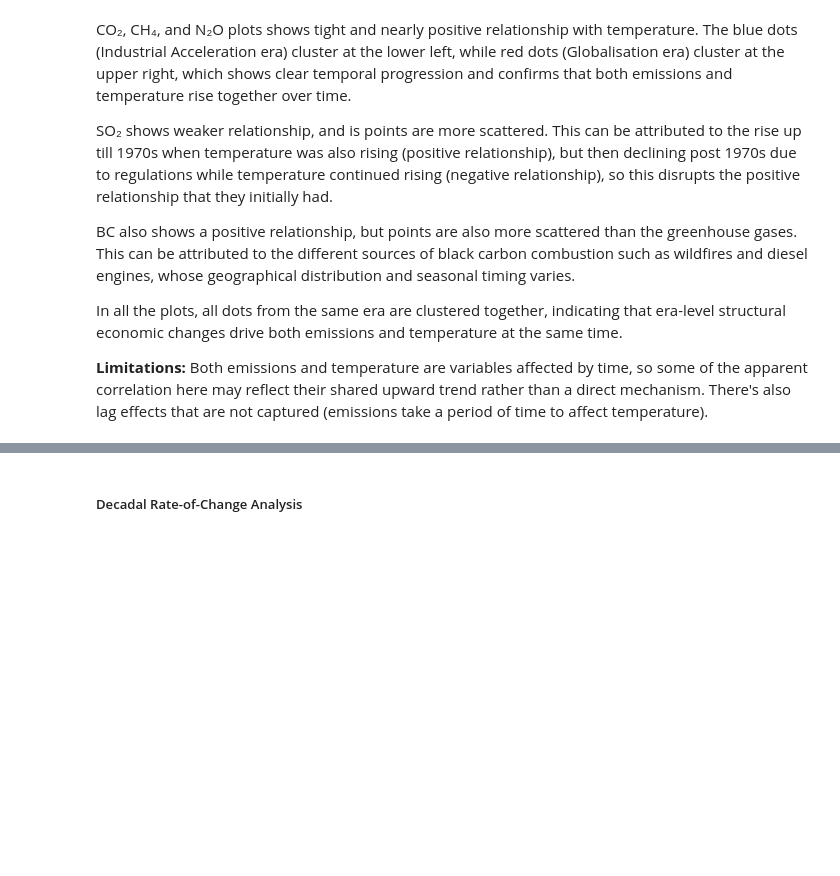
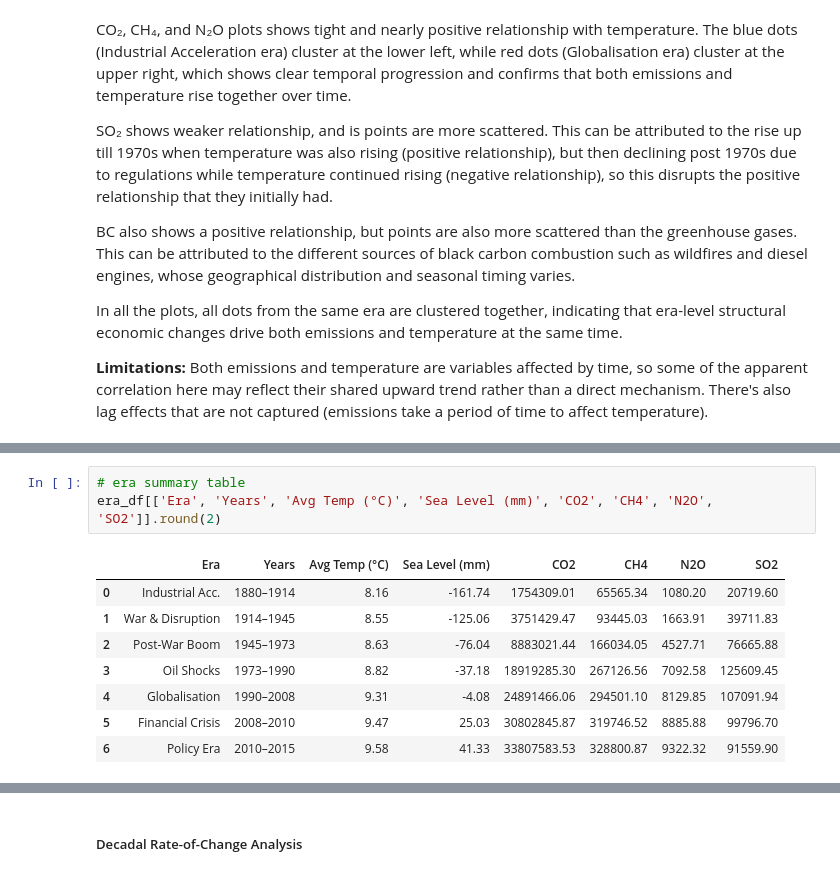
Before and after one commit to tempestormX/sc3021, a Jupyter notebook: SC3021_FDAG_T13.ipynb, the cells around one changed output, grey strips where cells are left out. Cells and saved outputs as stored; diff of their text form; blank space fills up the shorter version.

```diff
--- a/SC3021_FDAG_T13.ipynb
+++ b/SC3021_FDAG_T13.ipynb
@@ -3937,0 +4013,12 @@ In all the plots, all dots from the same era are clustered together, indicating
+# %%
+# era summary table
+era_df[['Era', 'Years', 'Avg Temp (°C)', 'Sea Level (mm)', 'CO2', 'CH4', 'N2O', 'SO2']].round(2)
+# %% [output]
+|  | Era | Years | Avg Temp (°C) | Sea Level (mm) | CO2 | CH4 | N2O | SO2 |
+| 0 | Industrial Acc. | 1880–1914 | 8.16 | -161.74 | 1754309.01 | 65565.34 | 1080.20 | 20719.60 |
+| 1 | War & Disruption | 1914–1945 | 8.55 | -125.06 | 3751429.47 | 93445.03 | 1663.91 | 39711.83 |
+| 2 | Post-War Boom | 1945–1973 | 8.63 | -76.04 | 8883021.44 | 166034.05 | 4527.71 | 76665.88 |
+| 3 | Oil Shocks | 1973–1990 | 8.82 | -37.18 | 18919285.30 | 267126.56 | 7092.58 | 125609.45 |
+| 4 | Globalisation | 1990–2008 | 9.31 | -4.08 | 24891466.06 | 294501.10 | 8129.85 | 107091.94 |
+| 5 | Financial Crisis | 2008–2010 | 9.47 | 25.03 | 30802845.87 | 319746.52 | 8885.88 | 99796.70 |
+| 6 | Policy Era | 2010–2015 | 9.58 | 41.33 | 33807583.53 | 328800.87 | 9322.32 | 91559.90 |
```
Also changed, not shown: parts of 19 cells of this notebook.
